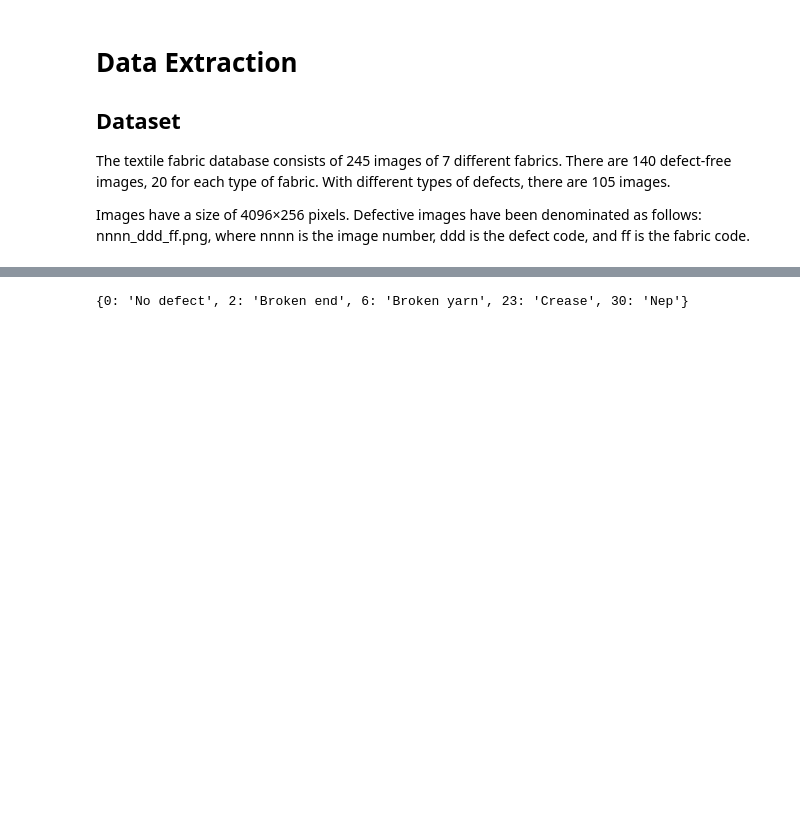
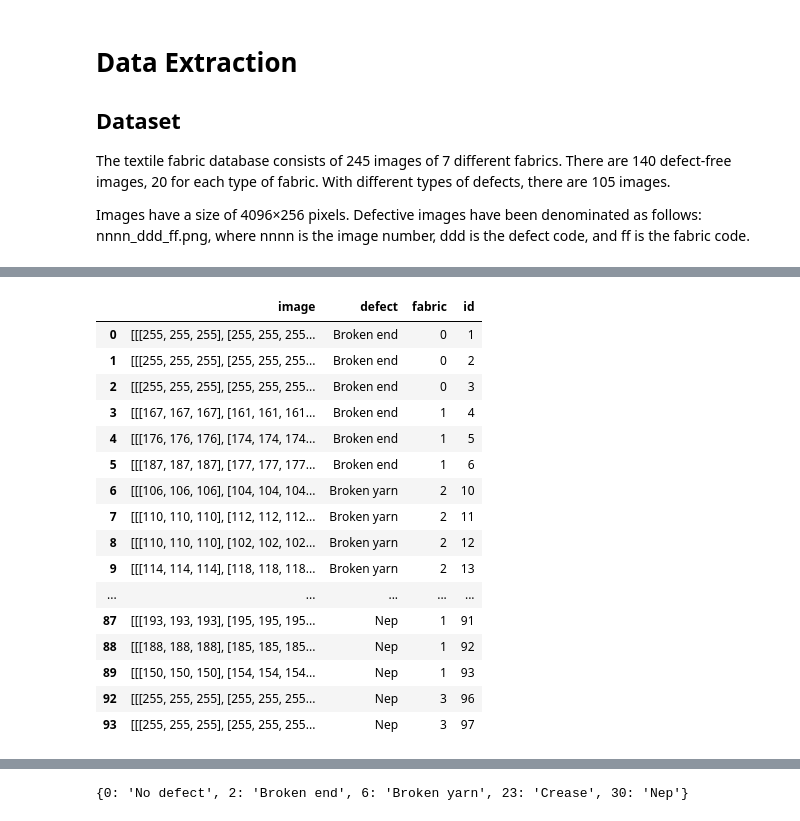
Before and after one commit to jobymcoby/LooprProject, a Jupyter notebook: notebooks/Demo.ipynb, the cells around one changed output, grey strips where cells are left out. Cells and saved outputs as stored; diff of their text form; code cells hidden in the pictures; blank space fills up the shorter version.

```diff
--- a/notebooks/Demo.ipynb
+++ b/notebooks/Demo.ipynb
@@ -15,20 +16,3 @@ WARNING:tensorflow:From d:\chris\LooprProject\Looprvenv\lib\site-packages\keras\
 The textile fabric database consists of 245 images of 7 different fabrics. There are 140 defect-free images, 20 for each type of fabric. With different types of defects, there are 105 images.
 
 Images have a size of 4096×256 pixels. Defective images have been denominated as follows: nnnn_ddd_ff.png, where nnnn is the image number, ddd is the defect code, and ff is the fabric code.
-# %%
-dataset_folder = "..\\archive"
-no_defect_images_folder = os.path.join(dataset_folder, "NODefect_images")
-defect_images_folder = os.path.join(dataset_folder, "Defect_images")
-mask_images_folder = os.path.join(dataset_folder, "Mask_images")
-
-def gather_filenames(mypath: os.path) -> list[str]:
-    filepaths = []
-    for path, _, files in os.walk(mypath):
-        for name in files:
-            filepaths.append(os.path.join(path, name))
-    return filepaths
-
-defect_file_paths = gather_filenames(defect_images_folder)
-no_defect_file_paths = gather_filenames(no_defect_images_folder)
-
-print(f'Defects found: {len(defect_file_paths)}\nNo Defects found: {len(no_defect_file_paths)}')
@@ -65,34 +63,75 @@ no_defect_file_df = extract_labels(no_defect_file_paths)
 # %%
 DEFECT_CODES = {
     0:  'No defect',
     2:	'Broken end',
     6:	'Broken yarn',
     10:	'Broken pick',
     16:	'Weft curling',
     19:	'Fuzzyball',
     22: 'Cut selvage',
     23: 'Crease',
     25:	'Warp ball',
     27: 'Knots',
     29: 'Contamination',
     30: 'Nep',
     36: 'Weft crack'
 }
 
 # drop unwanted labels
 DEFECT_CODES.pop(10)
 DEFECT_CODES.pop(16)
 DEFECT_CODES.pop(19)
 DEFECT_CODES.pop(22)
-# DEFECT_CODES.pop(25)
+DEFECT_CODES.pop(25)
 DEFECT_CODES.pop(27)
 DEFECT_CODES.pop(29)
 DEFECT_CODES.pop(36)
 
-# turn defect code into defect name or Nan if defect is unwanted
-defect_file_df['defect'] = defect_file_df['defect'].map(DEFECT_CODES)
-no_defect_file_df['defect'] = no_defect_file_df['defect'].map(DEFECT_CODES)
+def data_selection(defect_image_df, no_defect_image_df):
 
-# drop unwanted labels
-defect_file_df = defect_file_df.dropna()
+    DEFECT_CODES = {
+        0:  'No defect',
+        2:	'Broken end',
+        6:	'Broken yarn',
+        10:	'Broken pick',
+        16:	'Weft curling',
+        19:	'Fuzzyball',
+        22: 'Cut selvage',
+        23: 'Crease',
+        25:	'Warp ball',
+        27: 'Knots',
+        29: 'Contamination',
+        30: 'Nep',
+        36: 'Weft crack'
+    }
+
+    selected = [0, 2, 6, 23, 30]
+    SELECTED_CODES = {code: name for code, name in DEFECT_CODES.items() if code in selected}
+
+    # turn defect code into defect name or Nan if defect is unwanted
+    defect_image_df['defect'] = defect_image_df['defect'].map(SELECTED_CODES)
+    no_defect_image_df['defect'] = no_defect_image_df['defect'].map(SELECTED_CODES)
+
+    defect_image_df = defect_image_df.dropna()
+    return defect_image_df, no_defect_image_df
+
+defect_image_df, no_defect_image_df = data_selection(defect_image_df, no_defect_image_df)
+# %% [output]
+|  | image | defect | fabric | id |
+| 0 | [[[255, 255, 255], [255, 255, 255... | Broken end | 0 | 1 |
+| 1 | [[[255, 255, 255], [255, 255, 255... | Broken end | 0 | 2 |
+| 2 | [[[255, 255, 255], [255, 255, 255... | Broken end | 0 | 3 |
+| 3 | [[[167, 167, 167], [161, 161, 161... | Broken end | 1 | 4 |
+| 4 | [[[176, 176, 176], [174, 174, 174... | Broken end | 1 | 5 |
+| 5 | [[[187, 187, 187], [177, 177, 177... | Broken end | 1 | 6 |
+| 6 | [[[106, 106, 106], [104, 104, 104... | Broken yarn | 2 | 10 |
+| 7 | [[[110, 110, 110], [112, 112, 112... | Broken yarn | 2 | 11 |
+| 8 | [[[110, 110, 110], [102, 102, 102... | Broken yarn | 2 | 12 |
+| 9 | [[[114, 114, 114], [118, 118, 118... | Broken yarn | 2 | 13 |
+| ... | ... | ... | ... | ... |
+| 87 | [[[193, 193, 193], [195, 195, 195... | Nep | 1 | 91 |
+| 88 | [[[188, 188, 188], [185, 185, 185... | Nep | 1 | 92 |
+| 89 | [[[150, 150, 150], [154, 154, 154... | Nep | 1 | 93 |
+| 92 | [[[255, 255, 255], [255, 255, 255... | Nep | 3 | 96 |
+| 93 | [[[255, 255, 255], [255, 255, 255... | Nep | 3 | 97 |
 # %%
```
Also changed, not shown: parts of 9 cells of this notebook.
